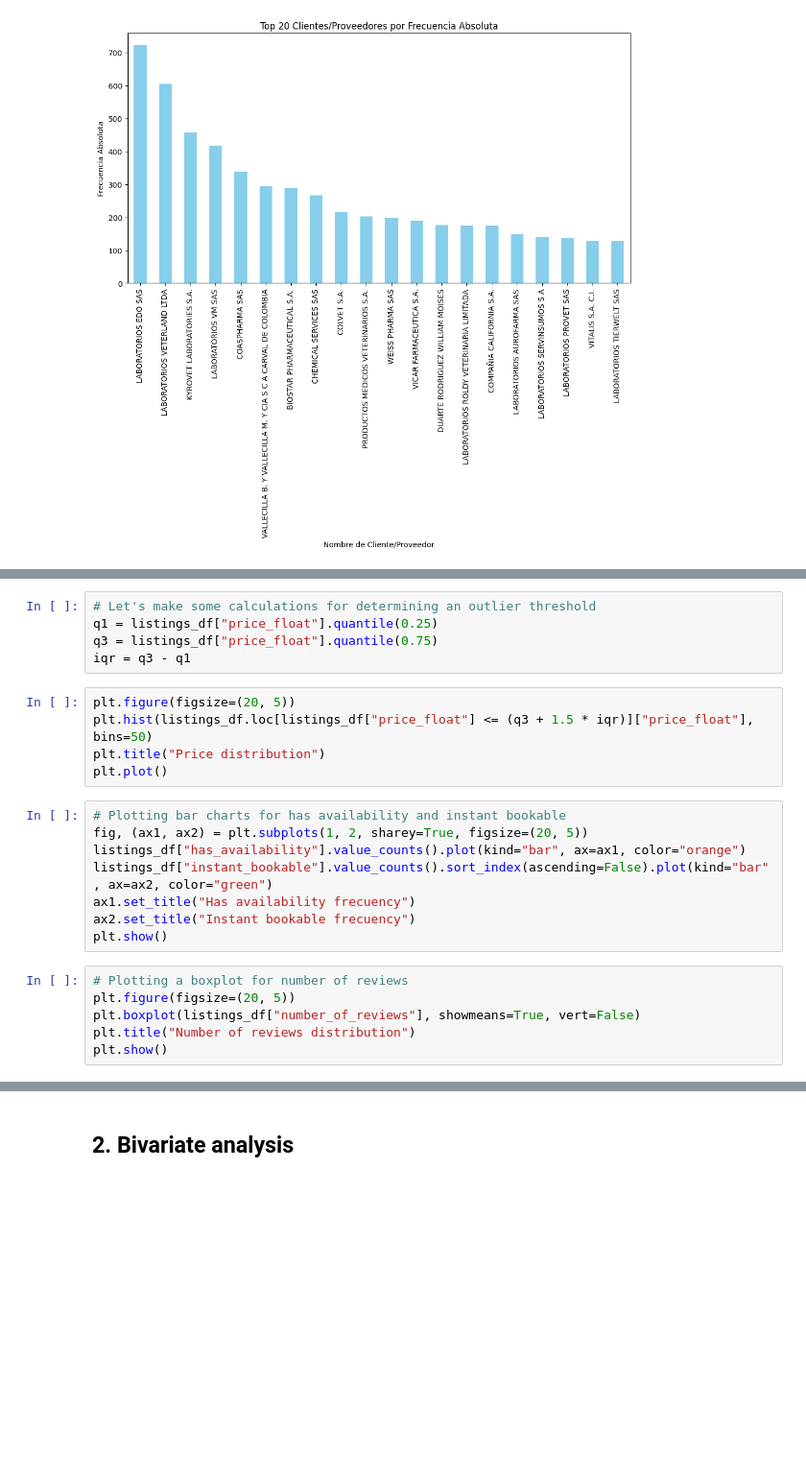
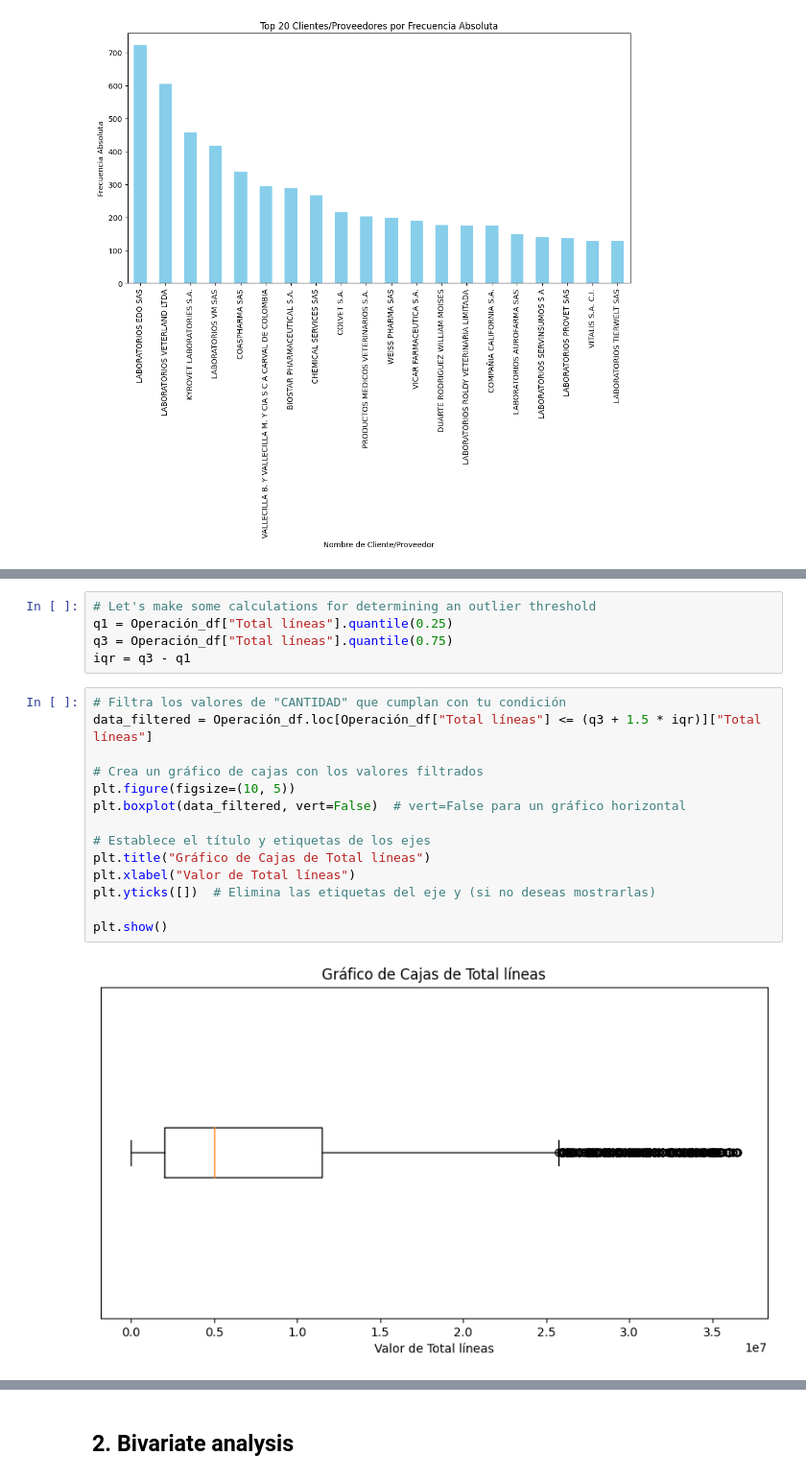
Before and after one commit to ingoscargiraldor/ingoscargiraldor, a Jupyter notebook: Dataset_Operaciones_ventas.ipynb, the cells around one changed output, grey strips where cells are left out. Shown at 96% size. Cells and saved outputs as stored; diff of their text form; blank space fills up the shorter version.

```diff
--- a/Dataset_Operaciones_ventas.ipynb
+++ b/Dataset_Operaciones_ventas.ipynb
@@ -235,24 +342,21 @@ plt.plot()
 # %%
 # Let's make some calculations for determining an outlier threshold
-q1 = listings_df["price_float"].quantile(0.25)
-q3 = listings_df["price_float"].quantile(0.75)
+q1 = Operación_df["Total líneas"].quantile(0.25)
+q3 = Operación_df["Total líneas"].quantile(0.75)
 iqr = q3 - q1
-# %%
-plt.figure(figsize=(20, 5))
-plt.hist(listings_df.loc[listings_df["price_float"] <= (q3 + 1.5 * iqr)]["price_float"], bins=50)
-plt.title("Price distribution")
-plt.plot()
-# %%
-# Plotting bar charts for has availability and instant bookable
-fig, (ax1, ax2) = plt.subplots(1, 2, sharey=True, figsize=(20, 5))
-listings_df["has_availability"].value_counts().plot(kind="bar", ax=ax1, color="orange")
-listings_df["instant_bookable"].value_counts().sort_index(ascending=False).plot(kind="bar", ax=ax2, color="green")
-ax1.set_title("Has availability frecuency")
-ax2.set_title("Instant bookable frecuency")
-plt.show()
-# %%
-# Plotting a boxplot for number of reviews
-plt.figure(figsize=(20, 5))
-plt.boxplot(listings_df["number_of_reviews"], showmeans=True, vert=False)
-plt.title("Number of reviews distribution")
-plt.show()
+# %%
+# Filtra los valores de "CANTIDAD" que cumplan con tu condición
+data_filtered = Operación_df.loc[Operación_df["Total líneas"] <= (q3 + 1.5 * iqr)]["Total líneas"]
+
+# Crea un gráfico de cajas con los valores filtrados
+plt.figure(figsize=(10, 5))
+plt.boxplot(data_filtered, vert=False)  # vert=False para un gráfico horizontal
+
+# Establece el título y etiquetas de los ejes
+plt.title("Gráfico de Cajas de Total líneas")
+plt.xlabel("Valor de Total líneas")
+plt.yticks([])  # Elimina las etiquetas del eje y (si no deseas mostrarlas)
+
+plt.show()
+# %% [output]
+[figure, added]
```
Also changed, not shown: parts of 38 cells of this notebook.
